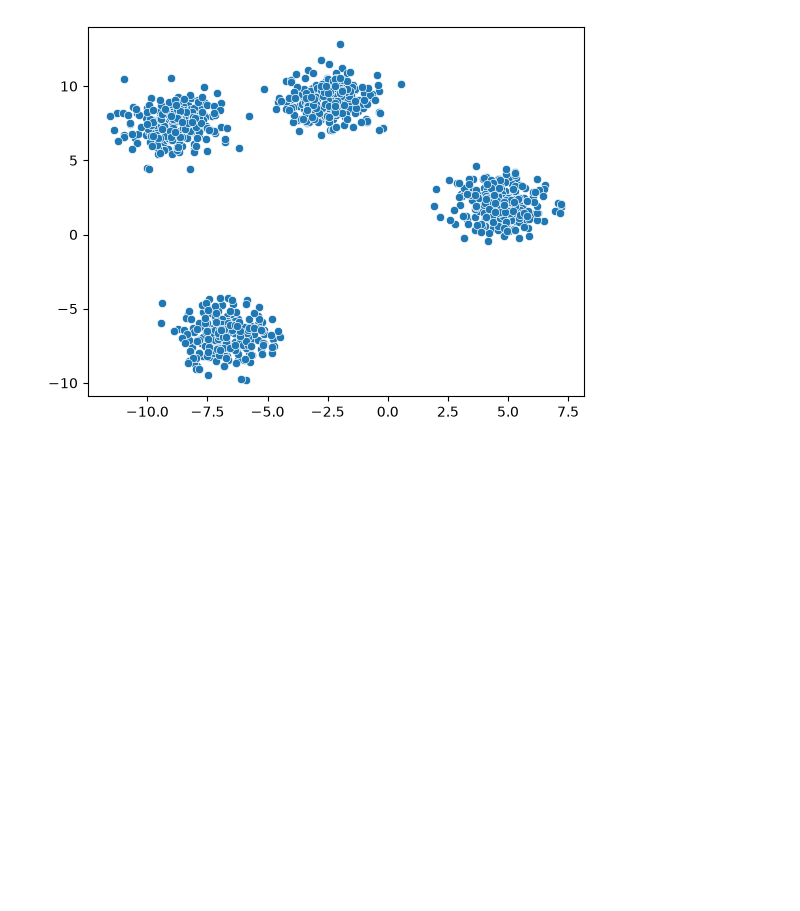
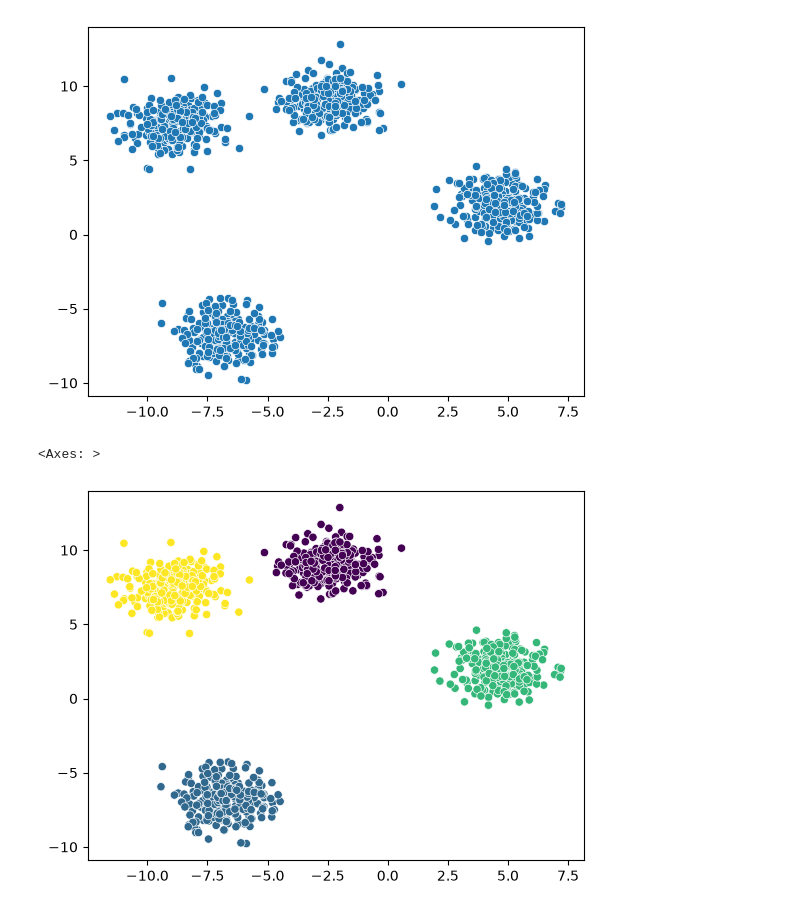
Before and after one commit to ravihw7/ML-Algorithms, a Jupyter notebook: 10-Clustering/10.1-K_Means/k_means.ipynb, the cells around one changed output. Saved outputs shown, nothing was run; the diff lists cells and outputs as text; code cells hidden in the pictures; blank space fills up the shorter version.

Commit message:
Implemented KMeans with k=4

```diff
--- a/10-Clustering/10.1-K_Means/k_means.ipynb
+++ b/10-Clustering/10.1-K_Means/k_means.ipynb
@@ -16,0 +20,15 @@ sns.scatterplot(x=X[:,0], y=X[:,1])
+# %%
+K=4
+
+kmeans=KMeans(
+    n_clusters=K,
+    random_state=42
+)
+# %%
+labels =kmeans.fit_predict(X)
+#label = cluster number
+# %%
+sns.scatterplot(x=X[:,0], y=X[:,1], c=labels)
+# %% [output]
+<Axes: >
+[figure, added]
```
Also changed, not shown: parts of 1 cell of this notebook.
